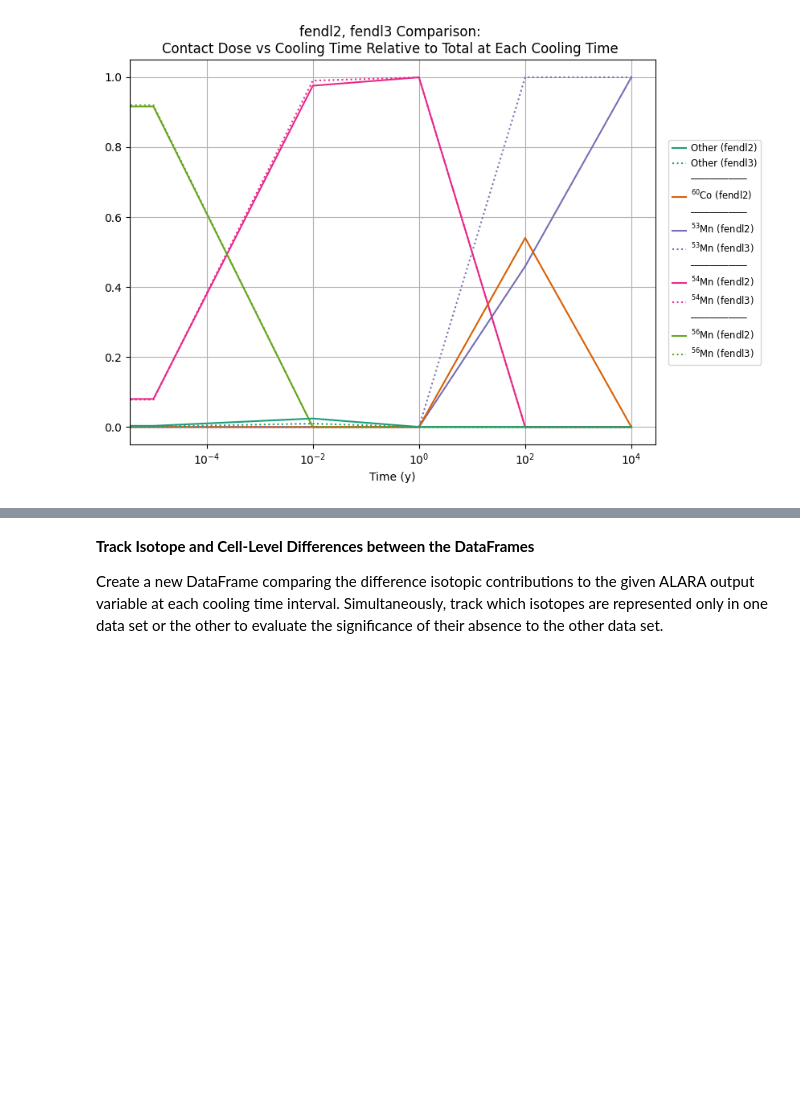
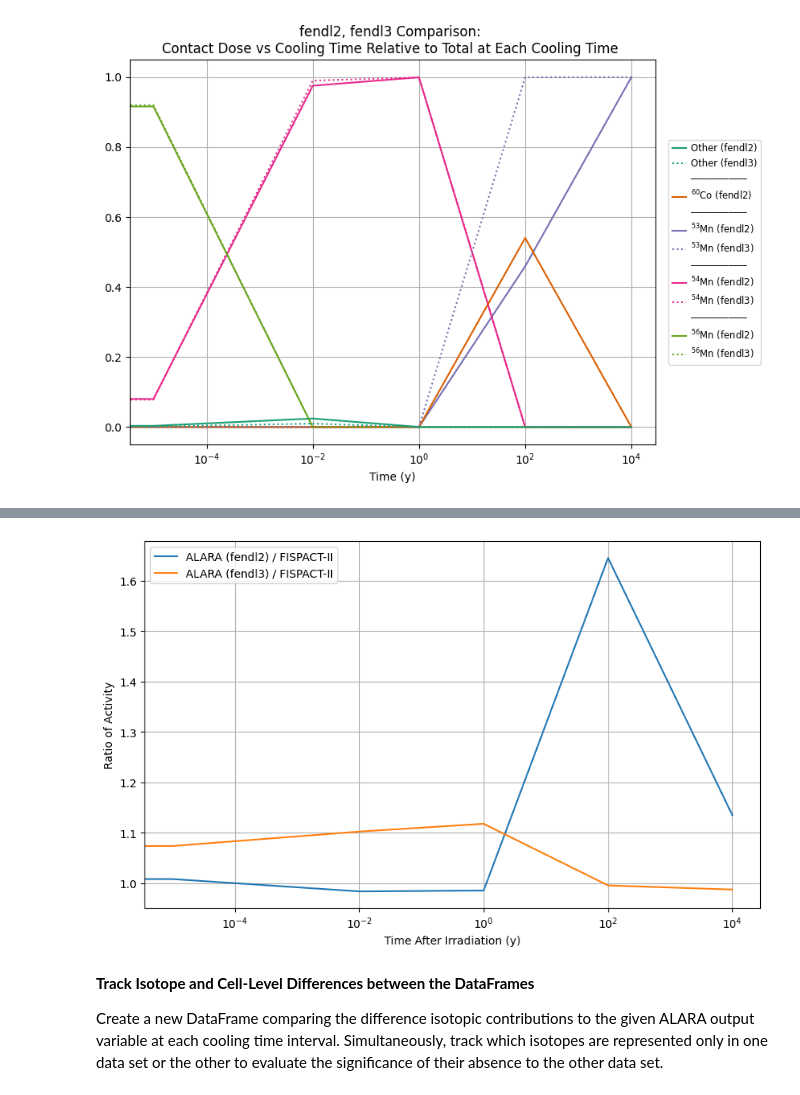
Before and after one commit to svalinn/ALARA, a Jupyter notebook: tools/single_element_notebook.ipynb, the cells around one changed output, grey strips where cells are left out. Saved outputs shown, nothing was run; the diff lists cells and outputs as text; code cells hidden in the pictures; blank space fills up the shorter version.

```diff
--- a/tools/single_element_notebook.ipynb
+++ b/tools/single_element_notebook.ipynb
@@ -183,3 +190,8 @@ for variable, unit in zip(variables, units):
+# %%
+importlib.reload(se)
+se.plot_fispact_comp(['fendl2', 'fendl3'], dfs, 'Specific Activity')
+# %% [output]
+[figure, added]
 # %% [markdown]
 **Track Isotope and Cell-Level Differences between the DataFrames**
 
```
Also changed, not shown: parts of 8 cells of this notebook, 1 other file.
